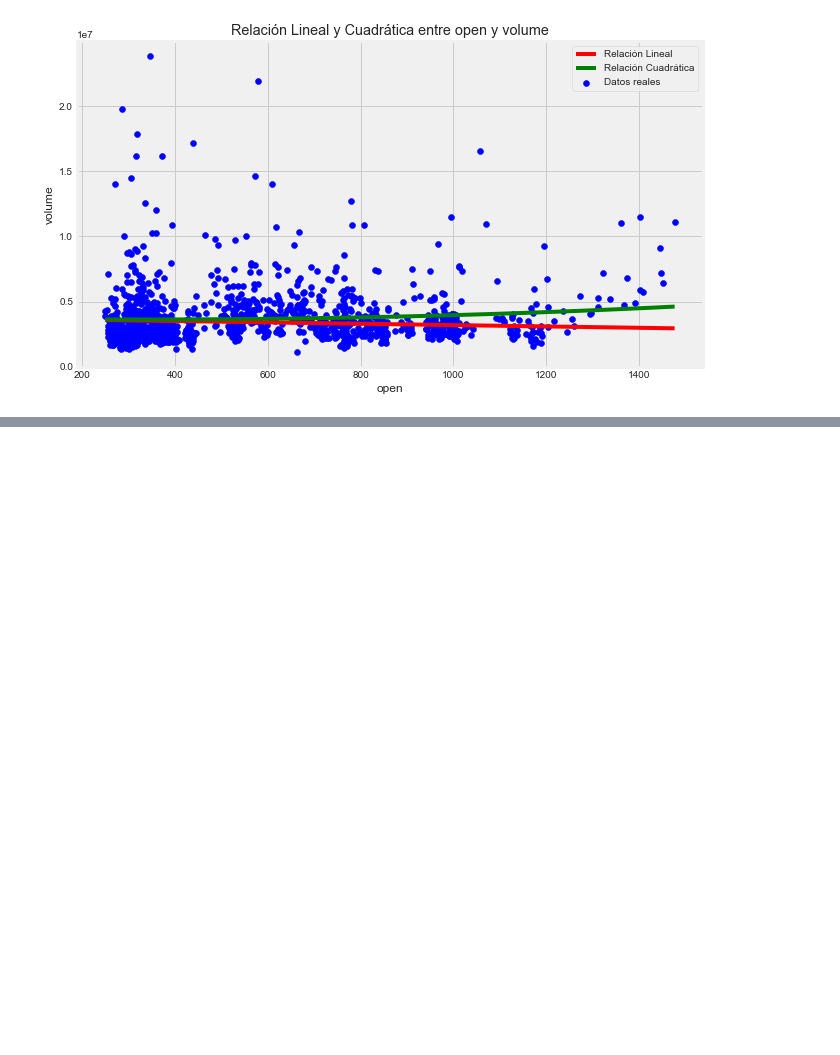
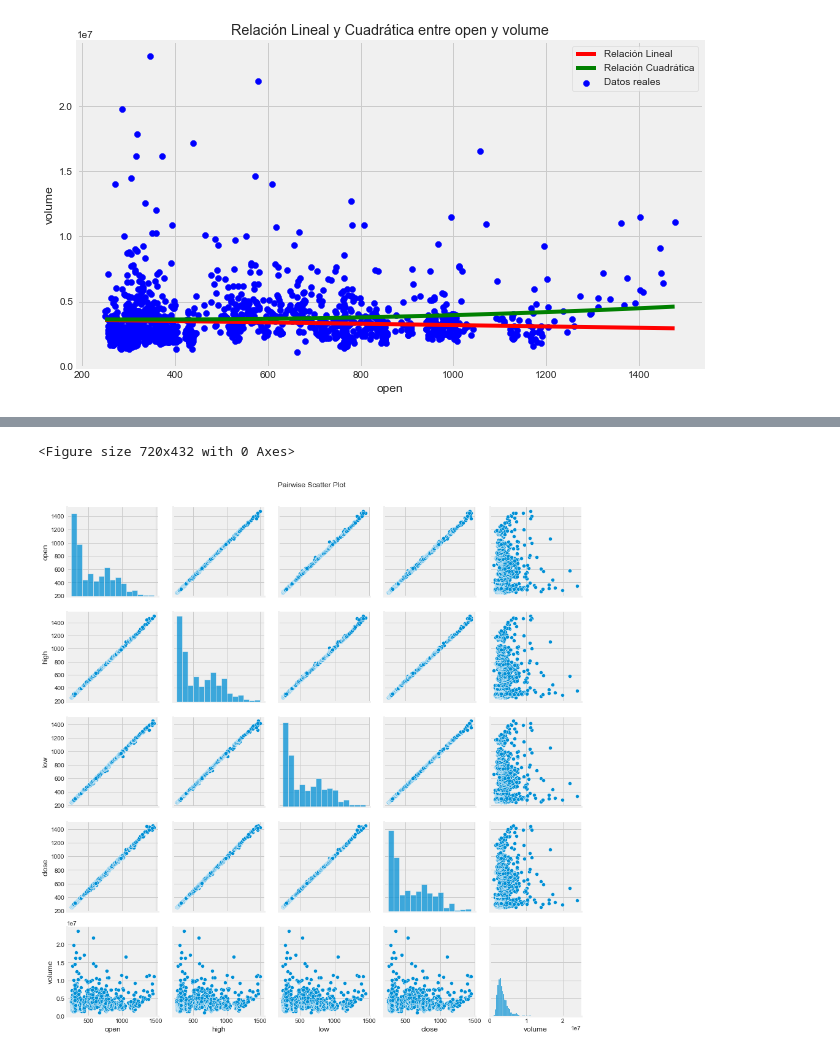
Before and after one commit to td2USA-20232/grupo1, a Jupyter notebook: test.ipynb, the cells around one changed output, grey strips where cells are left out. Cells and saved outputs as stored; diff of their text form; code cells hidden in the pictures; blank space fills up the shorter version.

```diff
--- a/test.ipynb
+++ b/test.ipynb
@@ -221,3 +221,10 @@ plt.legend()
 plt.show()
 # %% [output]
 [figure]
+# %%
+df_filtrado['date'] = pd.to_datetime(df_filtrado['date'])
+
+# Concatenar las fechas en una sola cadena separada por comas
+fechas_concatenadas = ', '.join(df_filtrado['date'].dt.strftime('%Y-%m-%d'))
+
+print(f"Fechas concatenadas: {fechas_concatenadas}")
@@ -223,0 +247,10 @@ plt.show()
+# %%
+price_columns=['open', 'high','low','close','volume']
+plt.figure(figsize=(10,6))
+sns.pairplot(data = df_filtrado, vars=price_columns)
+plt.suptitle('Pairwise Scatter Plot', y=1.01)
+plt.tight_layout()
+plt.show()
+# %% [output]
+<Figure size 720x432 with 0 Axes>
+[figure, added]
```
Also changed, not shown: parts of 3 cells of this notebook.
